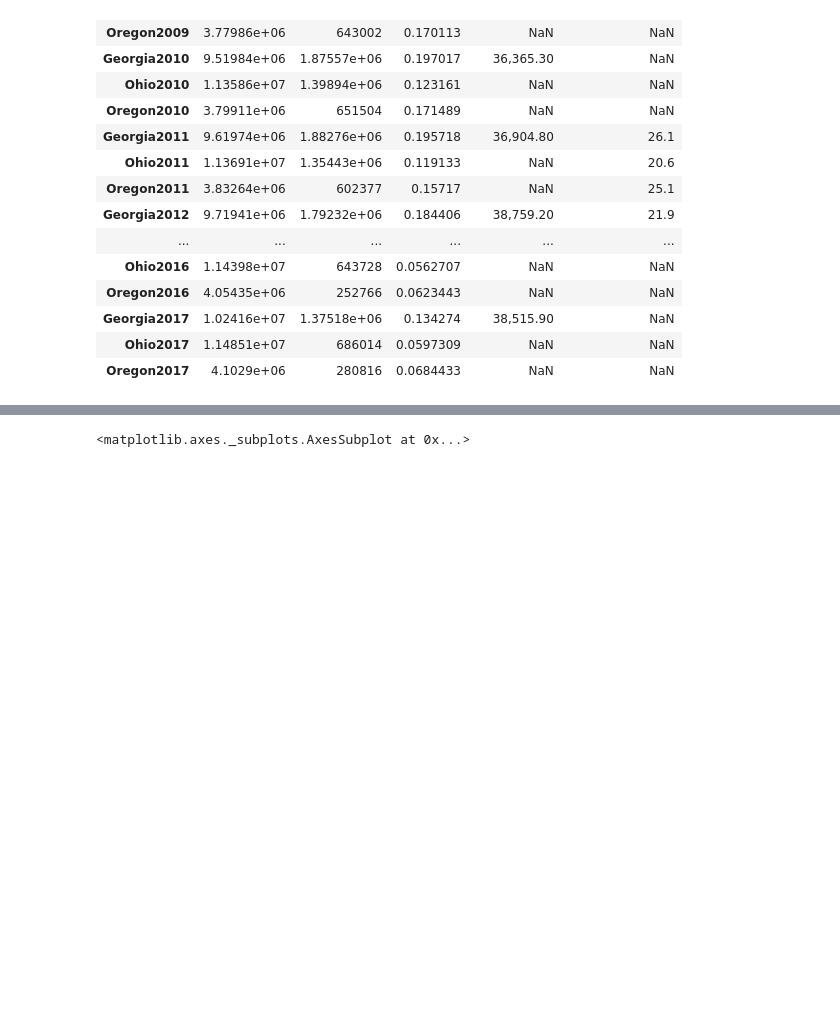
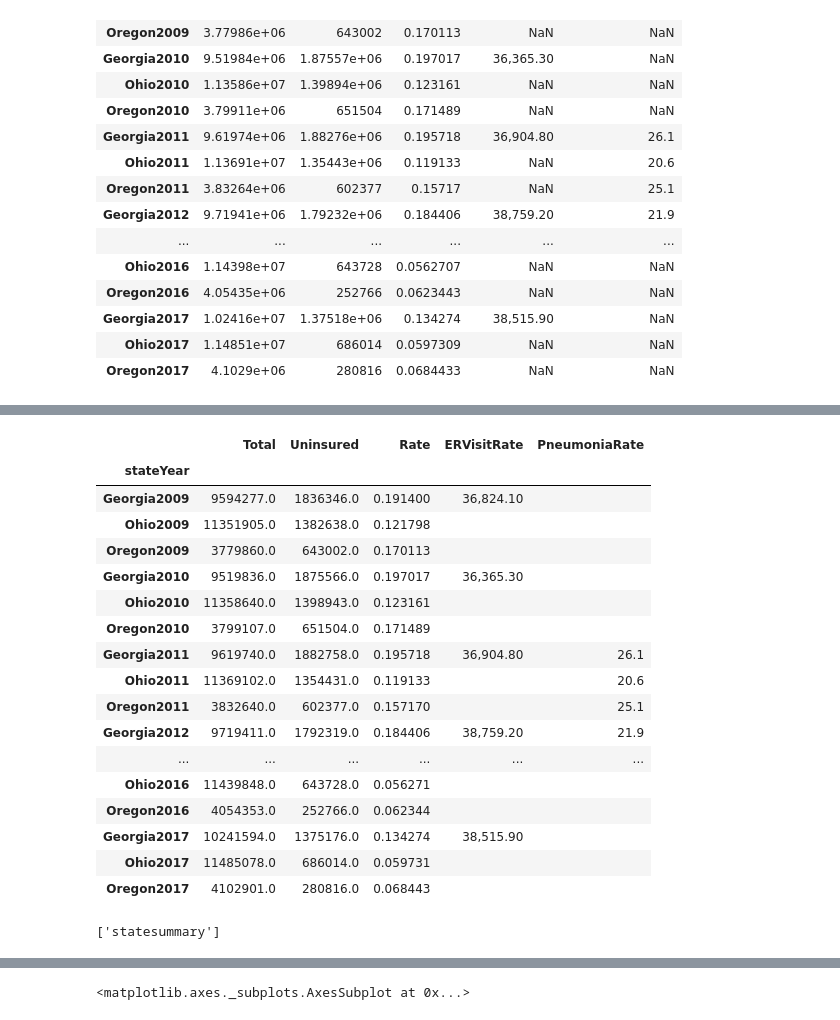
Before and after one commit to ghteds/etlProject, a Jupyter notebook: code/firstCombinedDSWork.ipynb, the cells around one changed output, grey strips where cells are left out. Drawn from its saved outputs; the diff is of its cells as text; code cells hidden in the pictures; blank space fills up the shorter version.

```diff
--- a/code/firstCombinedDSWork.ipynb
+++ b/code/firstCombinedDSWork.ipynb
@@ -375,0 +373,4 @@ from matplotlib import pyplot as plt
+# %%
+#remove nans; in the realworld we might want to fill nan with a value eg. "missing" or 'no value' based on sop
+stateSummaryDfT=stateSummaryDfT.fillna('')
+stateSummaryDfT
@@ -375,0 +395,5 @@ from matplotlib import pyplot as plt
+# %%
+#remove the single 'dsu' or missing data for ohio2014 pneumonia rate
+#in the realworld we might want to fill this with a value eg. "missing" or 'no value' based on sop
+stateSummaryDfT.replace(to_replace='DSU',value='',inplace=True)
+stateSummaryDfT
@@ -375,0 +418,23 @@ from matplotlib import pyplot as plt
+# %%
+#added column name for index to increase chance of df.to_sql working correctly
+stateSummaryDfT.index.name = 'stateYear'
+stateSummaryDfT
+# %% [output]
+|  | Total | Uninsured | Rate | ERVisitRate | PneumoniaRate |
+| stateYear |  |  |  |  |  |
+| Georgia2009 | 9594277.0 | 1836346.0 | 0.191400 | 36,824.10 |  |
+| Ohio2009 | 11351905.0 | 1382638.0 | 0.121798 |  |  |
+| Oregon2009 | 3779860.0 | 643002.0 | 0.170113 |  |  |
+| Georgia2010 | 9519836.0 | 1875566.0 | 0.197017 | 36,365.30 |  |
+| Ohio2010 | 11358640.0 | 1398943.0 | 0.123161 |  |  |
+| Oregon2010 | 3799107.0 | 651504.0 | 0.171489 |  |  |
+| Georgia2011 | 9619740.0 | 1882758.0 | 0.195718 | 36,904.80 | 26.1 |
+| Ohio2011 | 11369102.0 | 1354431.0 | 0.119133 |  | 20.6 |
+| Oregon2011 | 3832640.0 | 602377.0 | 0.157170 |  | 25.1 |
+| Georgia2012 | 9719411.0 | 1792319.0 | 0.184406 | 38,759.20 | 21.9 |
+| ... | ... | ... | ... | ... | ... |
+| Ohio2016 | 11439848.0 | 643728.0 | 0.056271 |  |  |
+| Oregon2016 | 4054353.0 | 252766.0 | 0.062344 |  |  |
+| Georgia2017 | 10241594.0 | 1375176.0 | 0.134274 | 38,515.90 |  |
+| Ohio2017 | 11485078.0 | 686014.0 | 0.059731 |  |  |
+| Oregon2017 | 4102901.0 | 280816.0 | 0.068443 |  |  |
@@ -375,0 +455,4 @@ from matplotlib import pyplot as plt
+# %%
+engine.table_names()
+# %% [output]
+['statesummary']
```
Also changed, not shown: parts of 13 cells of this notebook, 1 other file.
